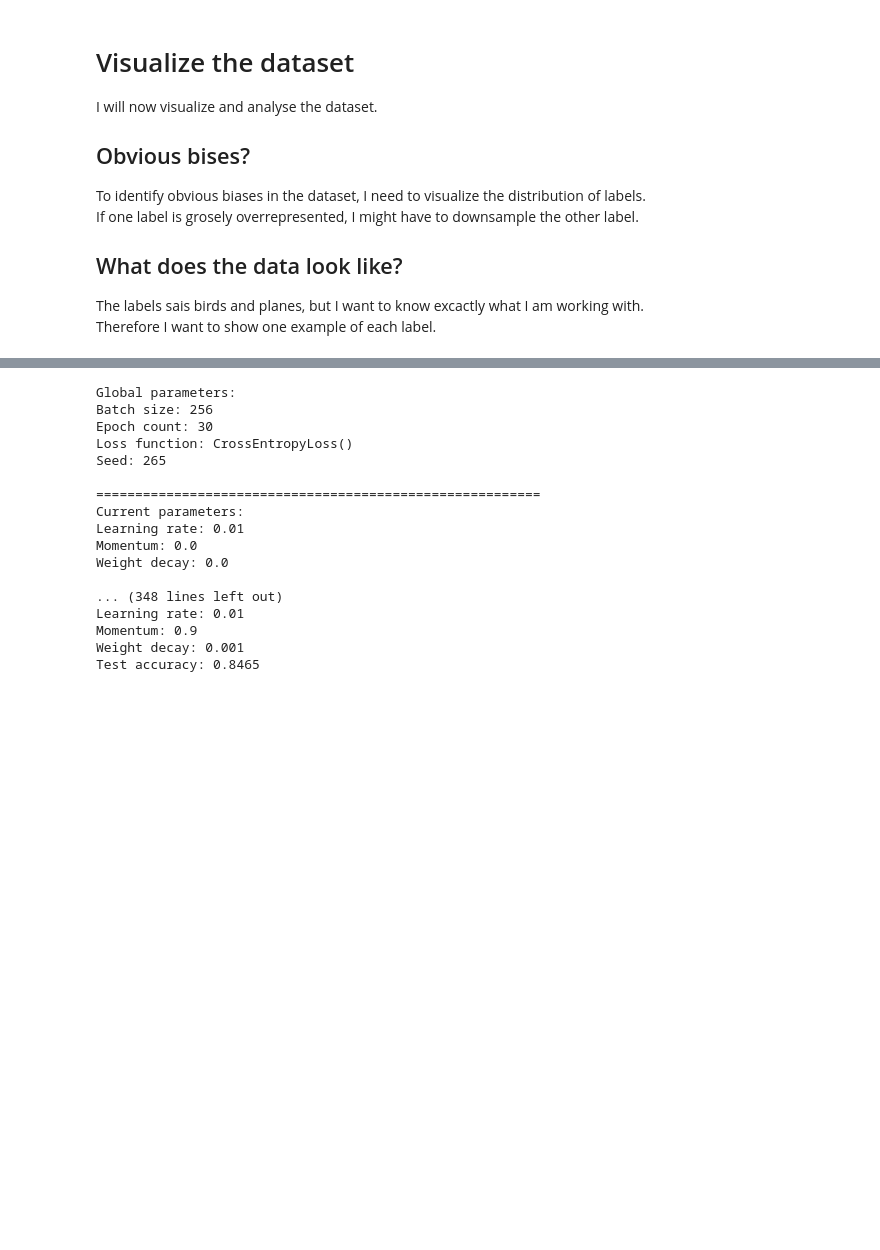
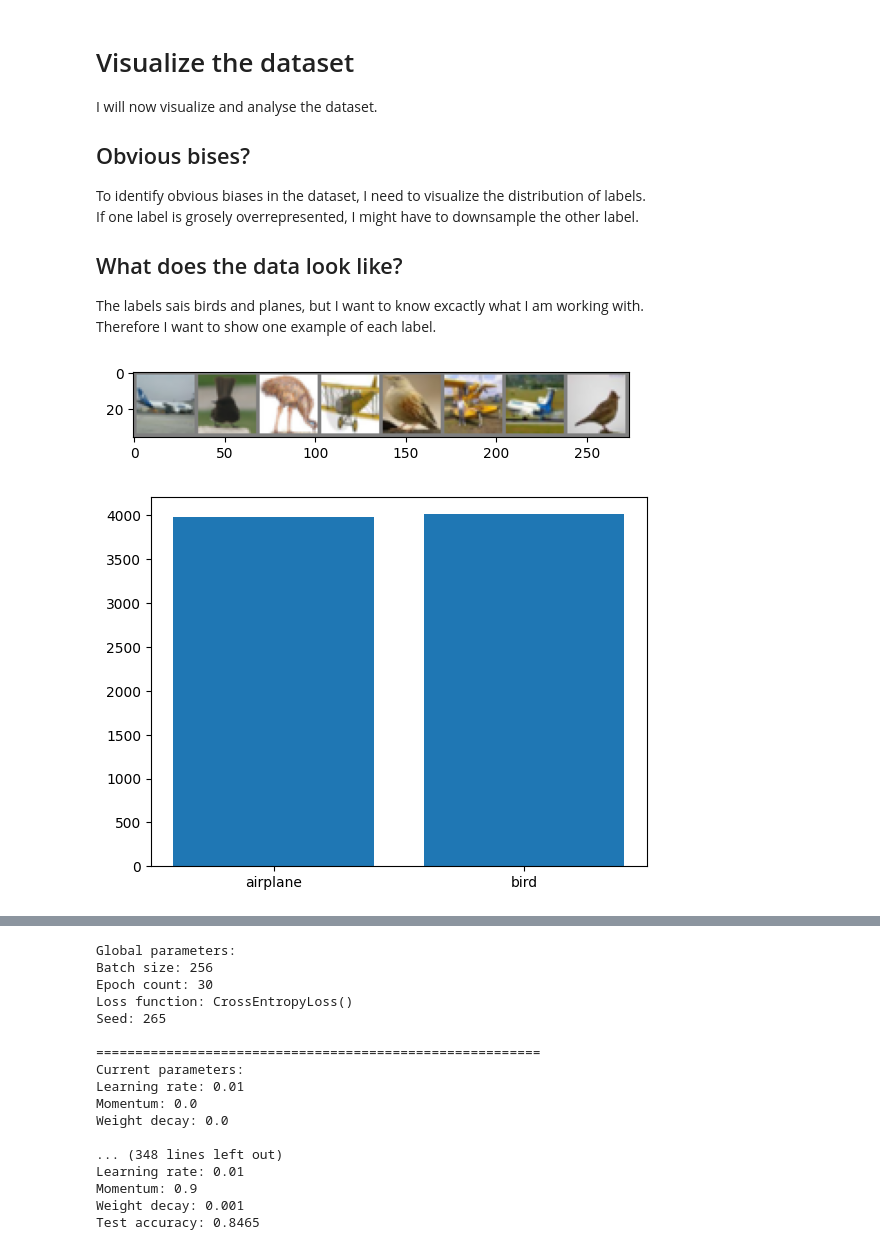
Before and after one commit to MatsM16/uib.inf265.project1, a Jupyter notebook: gradient_descent.ipynb, the cells around one changed output, grey strips where cells are left out. Saved outputs shown, nothing was run; the diff lists cells and outputs as text; code cells hidden in the pictures; blank space fills up the shorter version.

```diff
--- a/gradient_descent.ipynb
+++ b/gradient_descent.ipynb
@@ -82,39 +82,45 @@ Therefore I want to show one example of each label.
 # %%
 import matplotlib.pyplot as plt
 import numpy as np
 
 def show_data_example(image_tensor):
     # Unnormalize the pixel color values
     image_tensor = image_tensor * 0.5 + 0.5
 
     np_image = image_tensor.numpy()
     np_image = np.transpose(np_image, (1, 2, 0))
     plt.imshow(np_image)
     plt.show()
 
-def show_data_examples(classes, loader):
-    include_labels = [x for x in classes]
+def show_data_examples():
+    missing_labels = [0, 0, 0, 0, 2, 2, 2, 2]
     examples = []
-    for images, labels in loader:
-        if len(include_labels) == 0: continue
+    for images, labels in train_loader:
+        if len(missing_labels) == 0: break
 
         for i in range(len(labels)):
-            label = classes[labels[i].item()]
-            if label not in include_labels: continue
+            label = labels[i].item()
+
+            if len(missing_labels) == 0: break
+            if label not in missing_labels: continue
+
             examples.append(images[i])
-            include_labels.remove(label)
+            missing_labels.remove(label)
 
     show_data_example(torchvision.utils.make_grid(examples))
 
-def show_label_distribution(classes, loader):
-    distribution = {label: 0 for label in classes}
-    for _, labels in loader:
+def show_label_distribution():
+    distribution = {label: 0 for label in INCLUDED_LABELS}
+    for _, labels in train_loader:
         for label in labels:
-            label_name = classes[label.item()]
+            label_name = CIFAR10_LABELS[label.item()]
             distribution[label_name] += 1
 
     plt.bar(distribution.keys(), distribution.values())
     plt.show()
 
-# show_label_distribution(included_labels, train_loader)
-# show_data_examples(included_labels, train_loader)
+show_data_examples()
+show_label_distribution()
+# %% [output]
+[figure, added]
+[figure, added]
```
Also changed, not shown: parts of 1 cell of this notebook.
